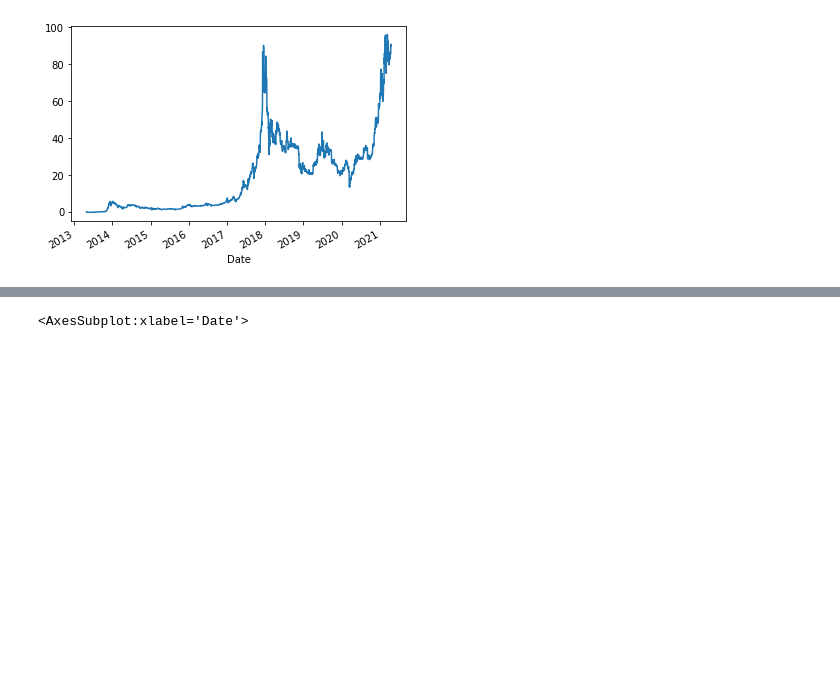
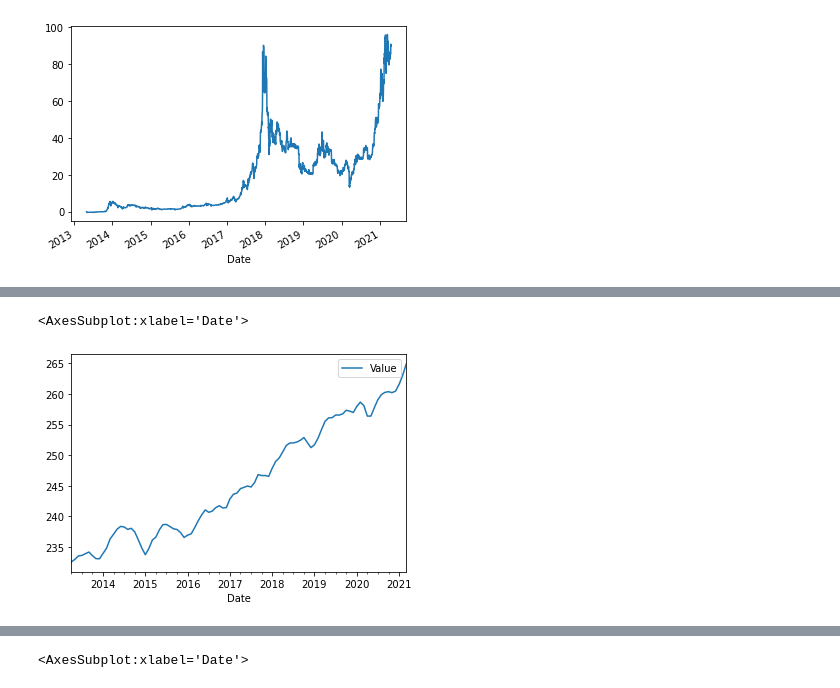
Before and after one commit to tatejones919/RSI_Correlation, a Jupyter notebook: notebooks/Tate's_notebook.ipynb, the cells around one changed output, grey strips where cells are left out. Cells and saved outputs as stored; diff of their text form; code cells hidden in the pictures; blank space fills up the shorter version.

```diff
--- a/notebooks/Tate's_notebook.ipynb
+++ b/notebooks/Tate's_notebook.ipynb
@@ -154,0 +158,5 @@ cpi_data
+# %%
+cpi_data.plot()
+# %% [output]
+<AxesSubplot:xlabel='Date'>
+[figure, added]
```
Also changed, not shown: parts of 6 cells of this notebook.
